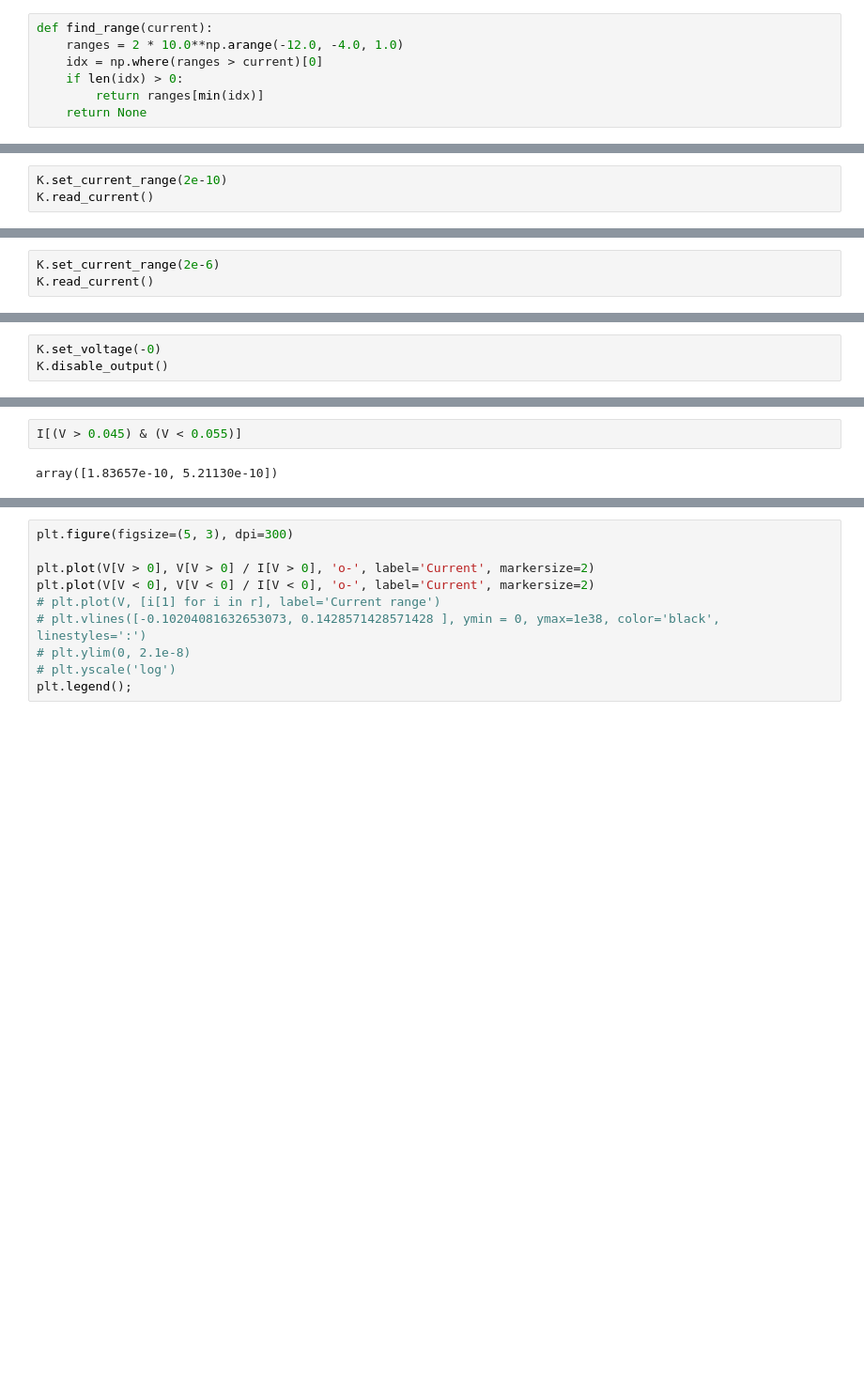
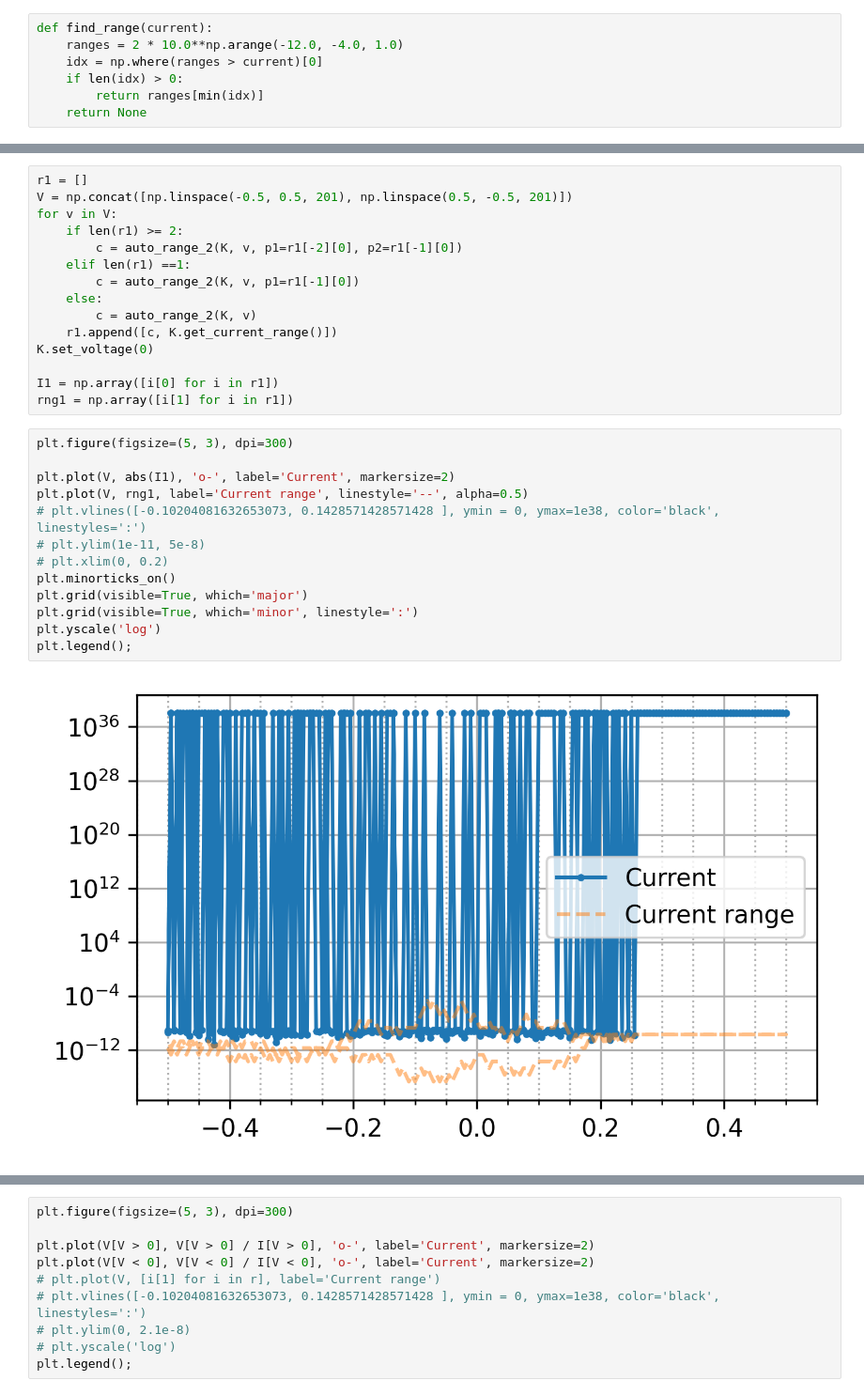
Before and after one commit to colnio/NUSLab, a Jupyter notebook: tst.ipynb, the cells around one changed output, grey strips where cells are left out. Shown: that part at 94% size. Saved outputs shown, nothing was run; the diff lists cells and outputs as text; blank space fills up the shorter version.

```diff
--- a/tst.ipynb
+++ b/tst.ipynb
@@ -159,3 +99,0 @@ Current range set to 2e-09 A
-# %%
-K.set_current_range(2e-10)
-K.read_current()
@@ -165,3 +99,0 @@ Current range set to 2e-10 A
-# %%
-K.set_current_range(2e-6)
-K.read_current()
@@ -171,6 +100,3 @@ Current range set to 2e-08 A
-# %%
-K.set_voltage(-0)
-K.disable_output()
 # %%
 plt.figure(figsize=(5, 3), dpi=300)
 
@@ -188,4 +115,30 @@ plt.legend();
-# %%
-I[(V > 0.045) & (V < 0.055)]
-# %% [output]
-array([1.83657e-10, 5.21130e-10])
+# %%
+r1 = []
+V = np.concat([np.linspace(-0.5, 0.5, 201), np.linspace(0.5, -0.5, 201)])
+for v in V:
+    if len(r1) >= 2:
+        c = auto_range_2(K, v, p1=r1[-2][0], p2=r1[-1][0])
+    elif len(r1) ==1:
+        c = auto_range_2(K, v, p1=r1[-1][0])
+    else:
+        c = auto_range_2(K, v)
+    r1.append([c, K.get_current_range()])
+K.set_voltage(0)
+
+I1 = np.array([i[0] for i in r1])
+rng1 = np.array([i[1] for i in r1])
+# %%
+plt.figure(figsize=(5, 3), dpi=300)
+
+plt.plot(V, abs(I1), 'o-', label='Current', markersize=2)
+plt.plot(V, rng1, label='Current range', linestyle='--', alpha=0.5)
+# plt.vlines([-0.10204081632653073, 0.1428571428571428 ], ymin = 0, ymax=1e38, color='black', linestyles=':')
+# plt.ylim(1e-11, 5e-8)
+# plt.xlim(0, 0.2)
+plt.minorticks_on()
+plt.grid(visible=True, which='major')
+plt.grid(visible=True, which='minor', linestyle=':')
+plt.yscale('log')
+plt.legend();
+# %% [output]
+[figure, added]
```
Also changed, not shown: parts of 25 cells of this notebook.
